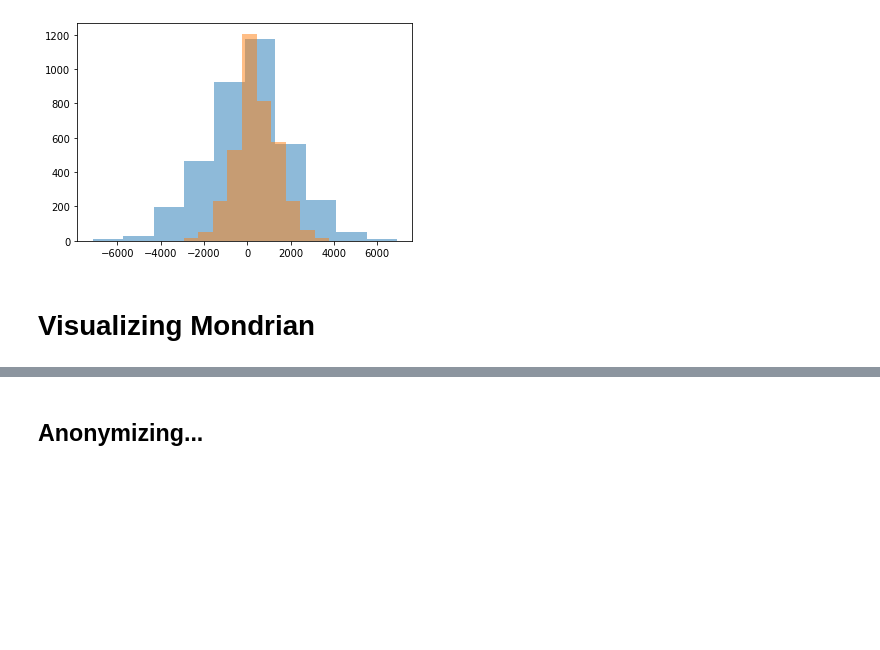
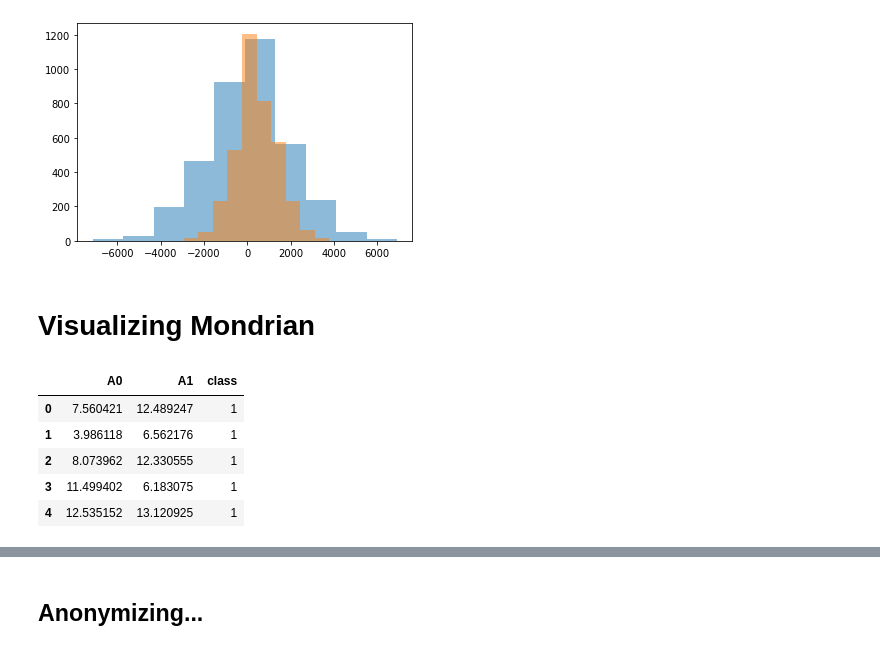
Before and after one commit to Deeep12345/Entropy_utility_measure, a Jupyter notebook: code/results/ring_mondrian/visualize_2D.ipynb, the cells around one changed output, grey strips where cells are left out. Drawn from its saved outputs; the diff is of its cells as text; code cells hidden in the pictures; blank space fills up the shorter version.

```diff
--- a/code/results/ring_mondrian/visualize_2D.ipynb
+++ b/code/results/ring_mondrian/visualize_2D.ipynb
@@ -80,12 +78,24 @@ def get_samples(mu, sigma):
 # %%
+"""
 class0 = pd.DataFrame()
 mu, sigma = 0,4
 class0["A0"] = np.random.normal(mu, sigma, 30)
 class0["A1"] = np.random.normal(mu, sigma, 30)
 
 class1 = pd.DataFrame()
 
 mu, sigma = 10,4
 
 class1["A0"] = np.random.normal(mu, sigma, 30)
 class1["A1"] = np.random.normal(mu, sigma, 30)
+"""
+
+all_points = pd.read_csv("2d_mondrian_viz.csv", names=["A0", "A1", "class"])
+all_points.head()
+# %% [output]
+|  | A0 | A1 | class |
+| 0 | 7.560421 | 12.489247 | 1 |
+| 1 | 3.986118 | 6.562176 | 1 |
+| 2 | 8.073962 | 12.330555 | 1 |
+| 3 | 11.499402 | 6.183075 | 1 |
+| 4 | 12.535152 | 13.120925 | 1 |
```
Also changed, not shown: parts of 13 cells of this notebook.
